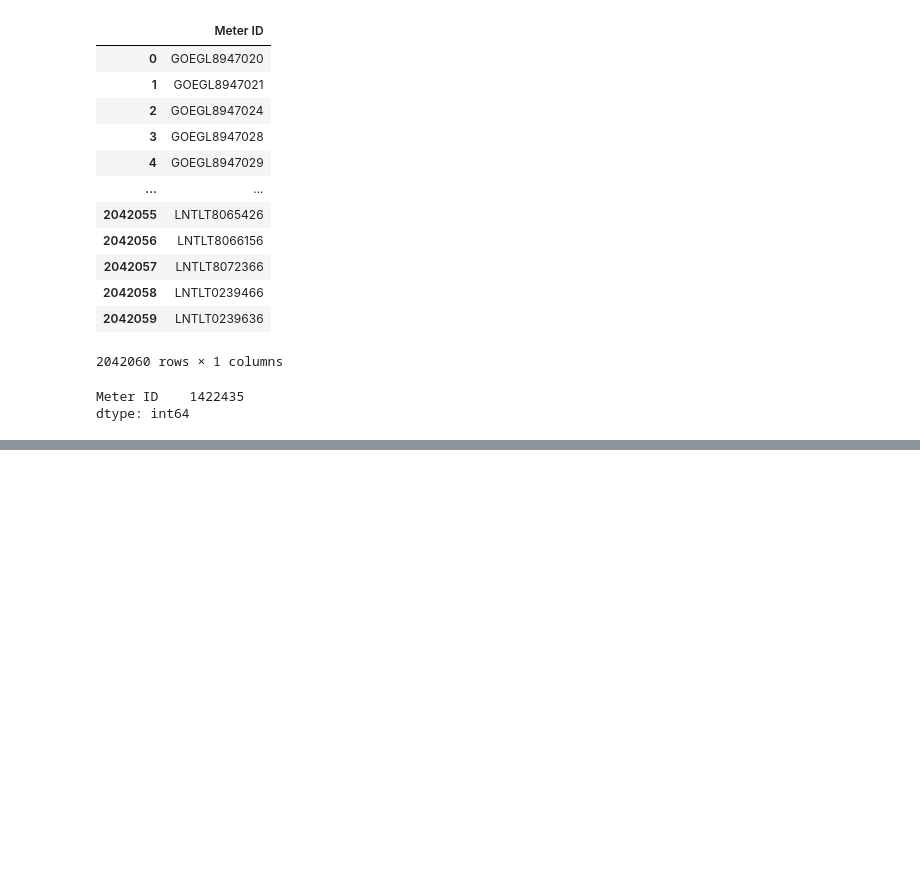
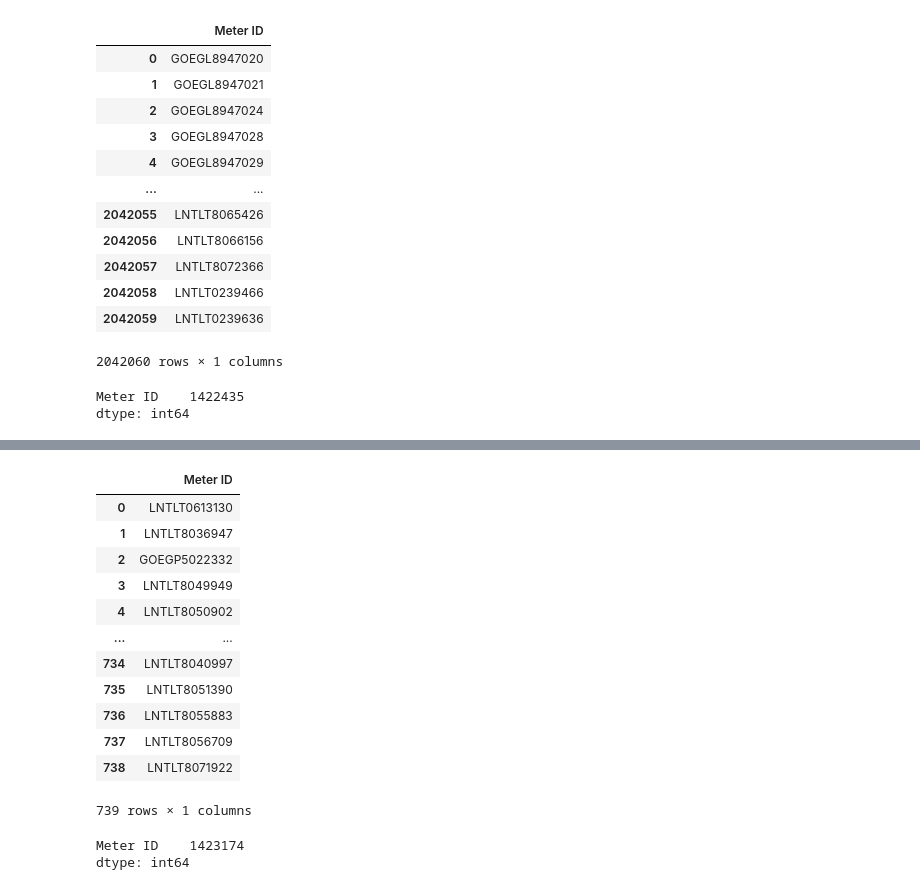
Before and after one commit to ratankj/EDF_XML_CODE, a Jupyter notebook: py_xml_code.ipynb, the cells around one changed output, grey strips where cells are left out. Drawn from its saved outputs; the diff is of its cells as text; code cells hidden in the pictures; blank space fills up the shorter version.

Commit message:
data commited

```diff
--- a/py_xml_code.ipynb
+++ b/py_xml_code.ipynb
@@ -357,3 +358,57 @@ df.count()
 # %% [output]
 Meter ID    1422435
 dtype: int64
+# %%
+# mdm remaining xml data
+
+# Import Module
+import os
+import pandas as pd
+import xml.etree.ElementTree as ET
+
+mrid_list = []
+k=1
+# Folder Path
+path = r"C:\xml_format_file\mdm_remaining_xml_Data\BP reads -20th"
+
+# Change the directory
+os.chdir(path)
+
+# Read text File
+
+
+def read_text_file(file_path):
+	with open(file_path, 'r') as f:
+		print(f.read())
+
+
+# iterate through all file
+for file in os.listdir():
+	# Check whether file is in text format or not
+	if file.endswith(".xml"):
+		file_path = f"{path}\{file}"
+		print(f"{k} : the file path is : {file_path}")
+		k=k+1
+		tree = ET.parse(file_path)
+		root = tree.getroot()
+
+		# Define the namespace
+		namespace = {'mtr': 'http://iec.ch/TC57/2011/MeterReadings#'}
+
+		for meter_reading in root.findall('.//mtr:MeterReading', namespace):
+			mrid = meter_reading.find('mtr:Meter/mtr:mRID', namespace).text
+
+			mrid_list.append(mrid)
+
+
+
+
+
+data = {
+    'Meter ID': mrid_list
+
+}
+
+df_mdm_remaining = pd.DataFrame(data)
+df_mdm_remaining
+# %% [output]
@@ -359,0 +432,13 @@ dtype: int64
+|  | Meter ID |
+| 0 | LNTLT0613130 |
+| 1 | LNTLT8036947 |
+| 2 | GOEGP5022332 |
+| 3 | LNTLT8049949 |
+| 4 | LNTLT8050902 |
+| ... | ... |
+| 734 | LNTLT8040997 |
+| 735 | LNTLT8051390 |
+| 736 | LNTLT8055883 |
+| 737 | LNTLT8056709 |
+| 738 | LNTLT8071922 |
+739 rows × 1 columns
@@ -359,0 +447,7 @@ dtype: int64
+# %%
+#  concat data frame
+
+new_mdm_bp_Data.count()
+# %% [output]
+Meter ID    1423174
+dtype: int64
```
Also changed, not shown: parts of 26 cells of this notebook, 2 other files.
